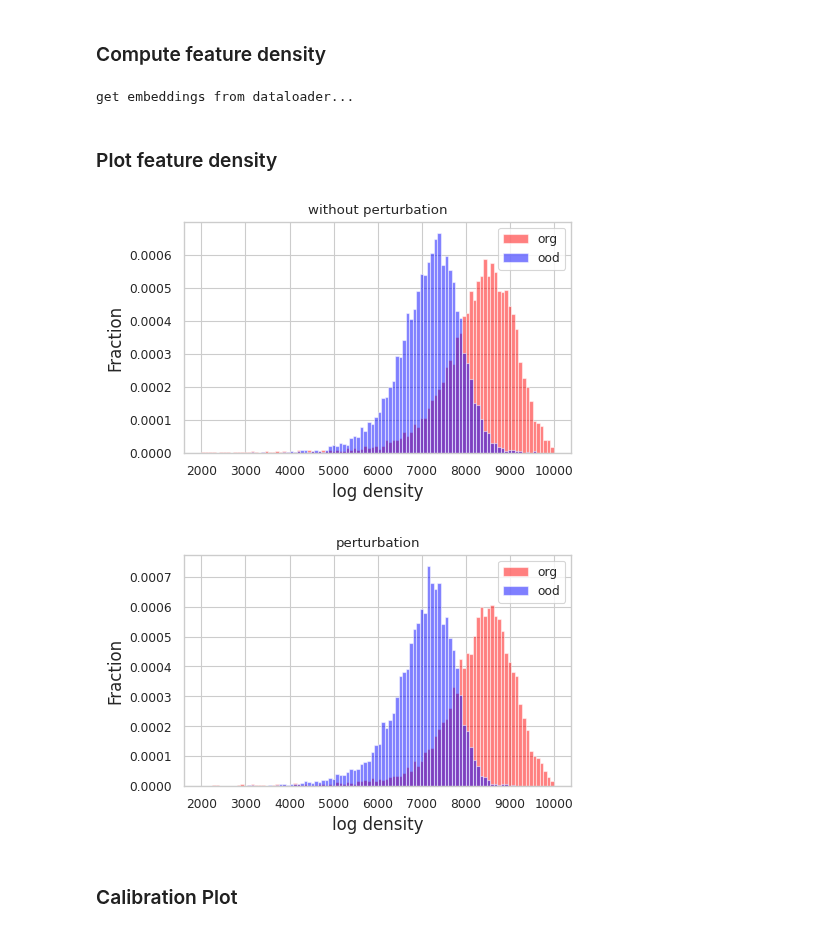
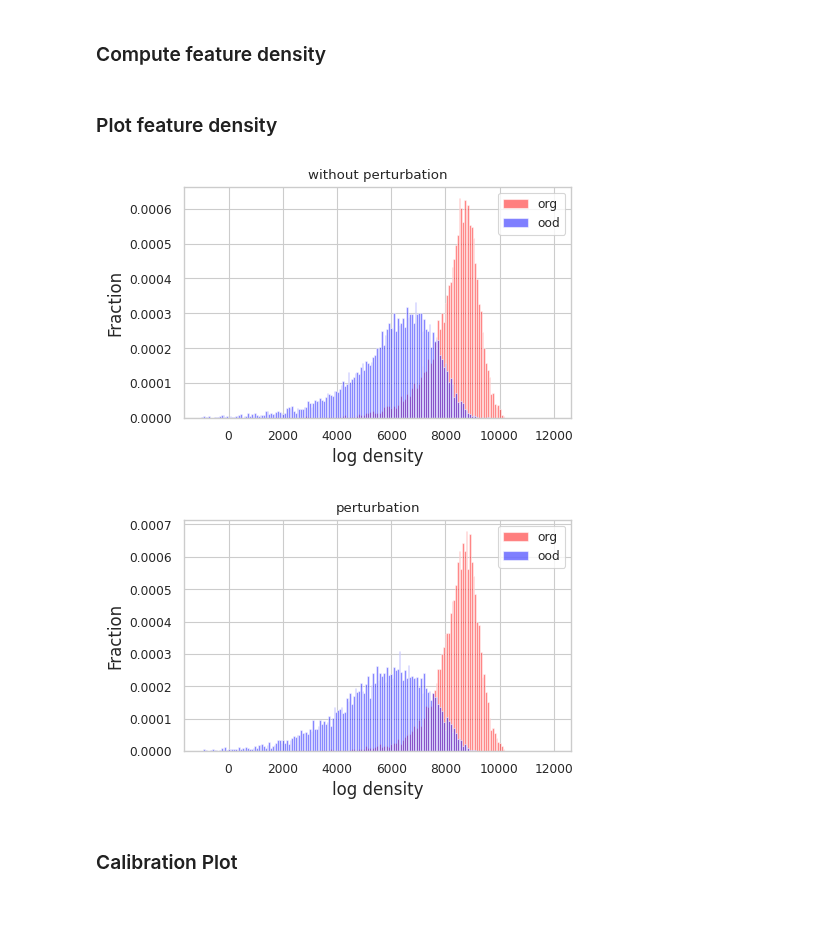
Before and after one commit to buyizhiyou/YYM, a Jupyter notebook: dum/notebooks/statistics_analyse.ipynb, the cells around one changed output. Saved outputs shown, nothing was run; the diff lists cells and outputs as text; code cells hidden in the pictures.

Commit message:
modify evaluate.py

```diff
--- a/dum/notebooks/statistics_analyse.ipynb
+++ b/dum/notebooks/statistics_analyse.ipynb
@@ -49,15 +49,15 @@ models = {
 
 model_to_num_dim = {"resnet18": 512, "resnet50": 2048, "resnet101": 2048, "resnet152": 2048, "wide_resnet": 640, "vgg16": 512}
 
-batch_size = 128
+batch_size = 256
 dataset = "cifar10"
 ood_dataset = "svhn"
 dataset_root = "../data"
+# model = "vgg16"
+# saved_model_name = "../saved_models/run13/vgg16_sn_3.0_mod_seed_1/2024_04_22_23_23_06/vgg16_sn_3.0_mod_seed_1_best.model"
+
 model = "resnet50"
-saved_model_name = "../saved_models/run13/resnet50_sn_3.0_mod_seed_1/2024_04_22_23_47_19/resnet50_sn_3.0_mod_seed_1_best.model"
-
-# model = "vgg16"
-# saved_model_name = "../saved_models/run17/vgg16_sn_3.0_mod_seed_1/2024_05_27_17_13_18/vgg16_sn_3.0_mod_seed_1_best.model"
+saved_model_name = "../saved_models/run17/resnet50_sn_3.0_mod_seed_1/2024_05_21_12_30_21/resnet50_sn_3.0_mod_seed_1_best.model"
 # Taking input for the dataset
 num_classes = dataset_num_classes[dataset]
 test_loader = dataset_loader[dataset].get_test_loader(root=dataset_root, batch_size=batch_size)
@@ -240,7 +241,7 @@ ood_logits, ood_labels = gmm_evaluate(
     storage_device=device,
 )
 
-logits2, labels2 = gmm_evaluate_with_perturbation(
+logits2, labels2 ,_,_= gmm_evaluate_with_perturbation(
     net,
     gaussians_model,
     test_loader,
@@ -248,7 +249,7 @@ logits2, labels2 = gmm_evaluate_with_perturbation(
     num_classes=num_classes,
     storage_device=device,
 )
-ood_logits2, ood_labels2 = gmm_evaluate_with_perturbation(
+ood_logits2, ood_labels2,_,_ = gmm_evaluate_with_perturbation(
     net,
     gaussians_model,
     ood_test_loader,
@@ -256,8 +257,6 @@ ood_logits2, ood_labels2 = gmm_evaluate_with_perturbation(
     num_classes=num_classes,
     storage_device=device,
 )
-# %% [output]
-get embeddings from dataloader...
 # %%
 logp = logsumexp(logits).cpu().numpy()
 logp2 = logsumexp(logits2).cpu().numpy()
@@ -266,13 +265,13 @@ ood_logp2 = logsumexp(ood_logits2).cpu().numpy()
 # %% [markdown]
 ### Plot feature density
 # %%
-plot_density([logp, ood_logp], binrange=[2000, 10000], bins=100, title="without perturbation", xlabel="log density")
+plot_density([logp, ood_logp], binrange=[-1000, 12000], bins=200, title="without perturbation", xlabel="log density")
 plt.savefig('pngs/logdensity_hist.png', bbox_inches='tight')
-plot_density([logp2, ood_logp2], binrange=[2000, 10000], bins=100, title="perturbation", xlabel="log density")
+plot_density([logp2, ood_logp2], binrange=[-1000, 12000], bins=200, title="perturbation", xlabel="log density")
 plt.savefig('pngs/logdensity_hist2.png', bbox_inches='tight')
 # %% [output]
-[figure, old version]
+[figure, new version]
-[figure, old version]
+[figure, new version]
 # %% [markdown]
 ### Calibration Plot
 # %%
```
Also changed, not shown: parts of 5 cells of this notebook, 11 other files.
